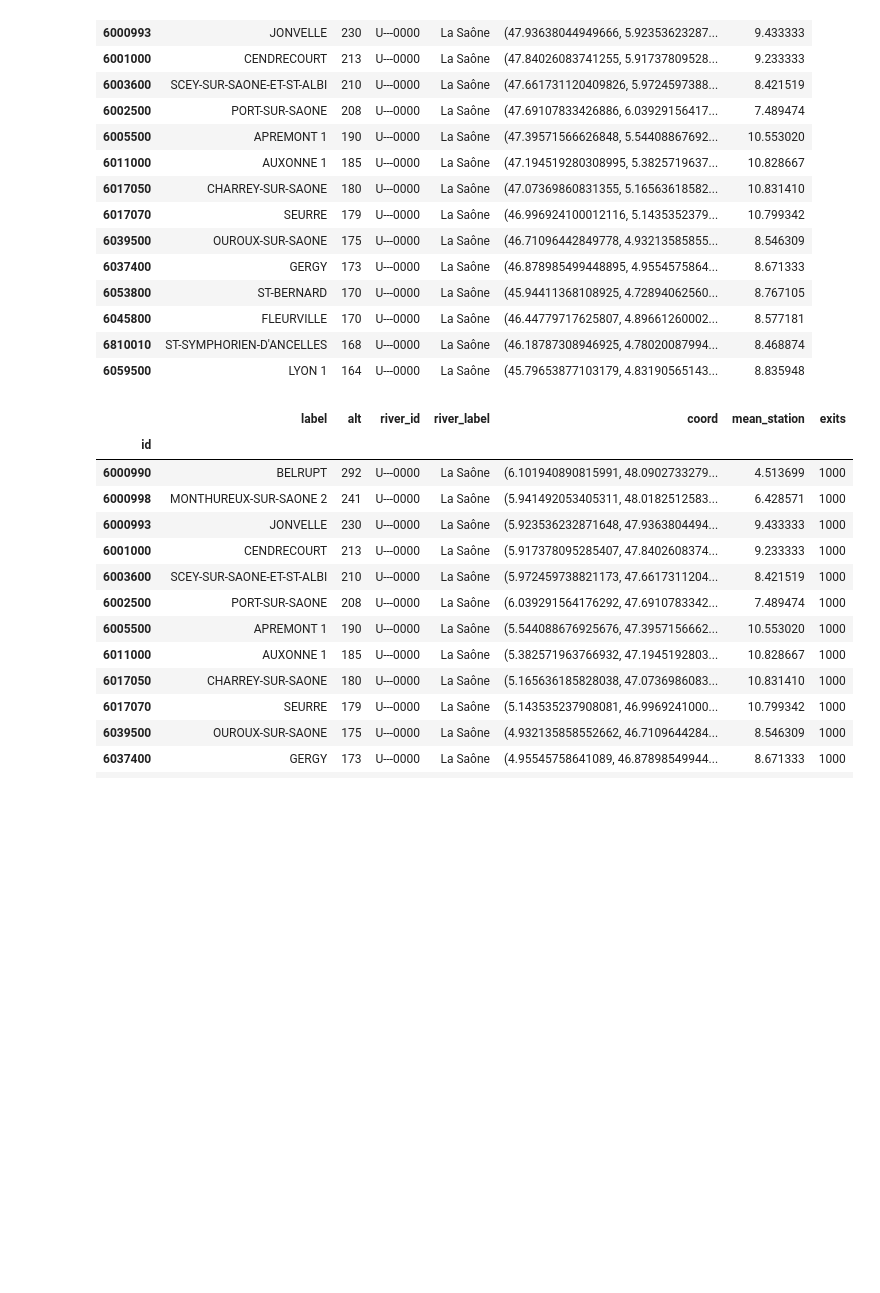
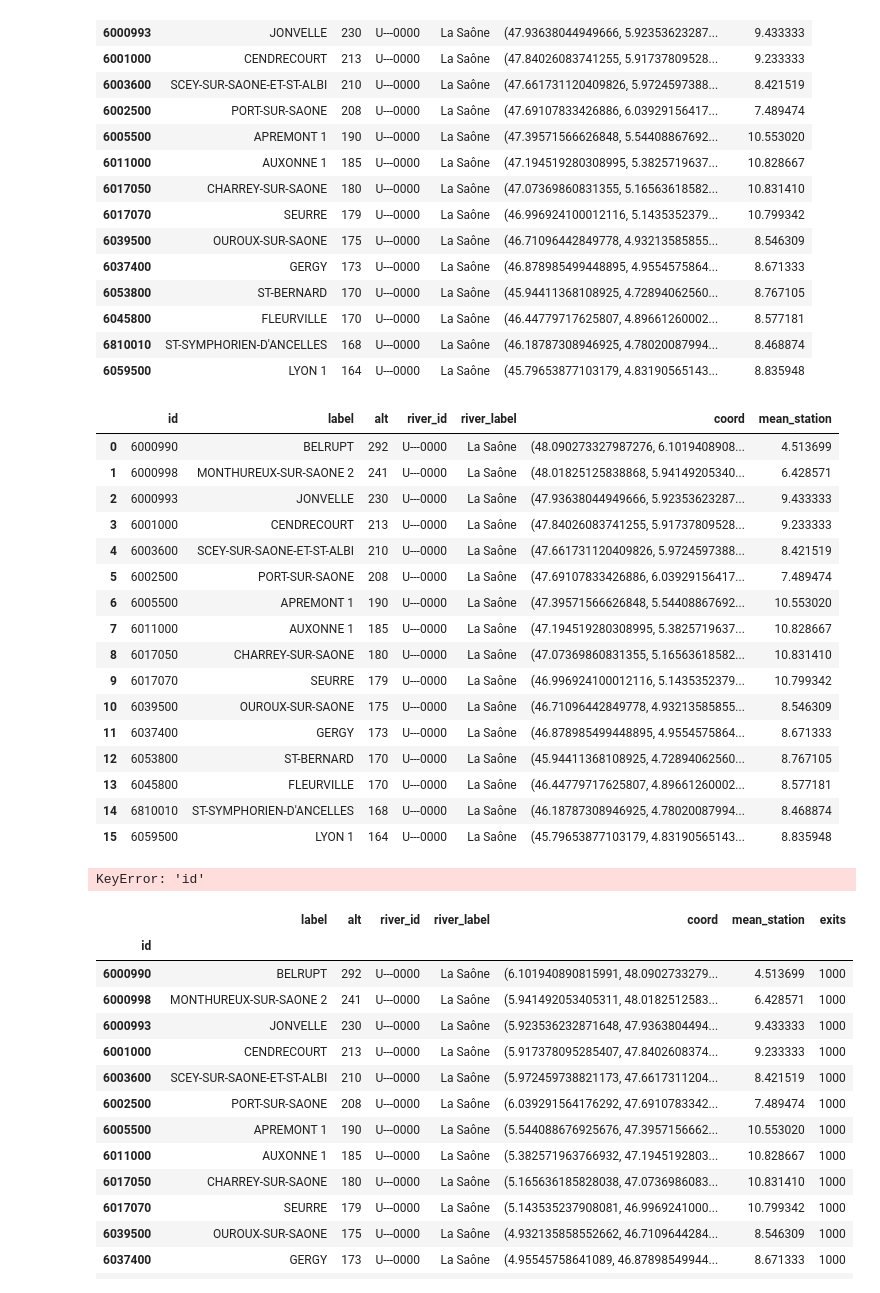
Before and after one commit to e-capi/website_water_pollution, a Jupyter notebook: notebooks/map_plot.ipynb, the cells around one changed output. Drawn from its saved outputs; the diff is of its cells as text; code cells hidden in the pictures; blank space fills up the shorter version.

```diff
--- a/notebooks/map_plot.ipynb
+++ b/notebooks/map_plot.ipynb
@@ -154,6 +154,31 @@ df_station
 | 6045800 | FLEURVILLE | 170 | U---0000 | La Saône | (46.44779717625807, 4.89661260002... | 8.577181 |
 | 6810010 | ST-SYMPHORIEN-D'ANCELLES | 168 | U---0000 | La Saône | (46.18787308946925, 4.78020087994... | 8.468874 |
 | 6059500 | LYON 1 | 164 | U---0000 | La Saône | (45.79653877103179, 4.83190565143... | 8.835948 |
+# %%
+df_station.reset_index()
+# %% [output]
+|  | id | label | alt | river_id | river_label | coord | mean_station |
+| 0 | 6000990 | BELRUPT | 292 | U---0000 | La Saône | (48.090273327987276, 6.1019408908... | 4.513699 |
+| 1 | 6000998 | MONTHUREUX-SUR-SAONE 2 | 241 | U---0000 | La Saône | (48.01825125838868, 5.94149205340... | 6.428571 |
+| 2 | 6000993 | JONVELLE | 230 | U---0000 | La Saône | (47.93638044949666, 5.92353623287... | 9.433333 |
+| 3 | 6001000 | CENDRECOURT | 213 | U---0000 | La Saône | (47.84026083741255, 5.91737809528... | 9.233333 |
+| 4 | 6003600 | SCEY-SUR-SAONE-ET-ST-ALBI | 210 | U---0000 | La Saône | (47.661731120409826, 5.9724597388... | 8.421519 |
+| 5 | 6002500 | PORT-SUR-SAONE | 208 | U---0000 | La Saône | (47.69107833426886, 6.03929156417... | 7.489474 |
+| 6 | 6005500 | APREMONT 1 | 190 | U---0000 | La Saône | (47.39571566626848, 5.54408867692... | 10.553020 |
+| 7 | 6011000 | AUXONNE 1 | 185 | U---0000 | La Saône | (47.194519280308995, 5.3825719637... | 10.828667 |
+| 8 | 6017050 | CHARREY-SUR-SAONE | 180 | U---0000 | La Saône | (47.07369860831355, 5.16563618582... | 10.831410 |
+| 9 | 6017070 | SEURRE | 179 | U---0000 | La Saône | (46.996924100012116, 5.1435352379... | 10.799342 |
+| 10 | 6039500 | OUROUX-SUR-SAONE | 175 | U---0000 | La Saône | (46.71096442849778, 4.93213585855... | 8.546309 |
+| 11 | 6037400 | GERGY | 173 | U---0000 | La Saône | (46.878985499448895, 4.9554575864... | 8.671333 |
+| 12 | 6053800 | ST-BERNARD | 170 | U---0000 | La Saône | (45.94411368108925, 4.72894062560... | 8.767105 |
+| 13 | 6045800 | FLEURVILLE | 170 | U---0000 | La Saône | (46.44779717625807, 4.89661260002... | 8.577181 |
+| 14 | 6810010 | ST-SYMPHORIEN-D'ANCELLES | 168 | U---0000 | La Saône | (46.18787308946925, 4.78020087994... | 8.468874 |
+| 15 | 6059500 | LYON 1 | 164 | U---0000 | La Saône | (45.79653877103179, 4.83190565143... | 8.835948 |
+# %%
+dict_id_label = {df_station["label"] : df_station["id"]}
+dict_id_label
+# %% [output]
+KeyError: 'id'
 # %%
 df_station["coord"] = df_station["coord"].apply(lambda x: (x[1], x[0]))
 df_station
```
Also changed, not shown: parts of 3 cells of this notebook, 8 other files.
